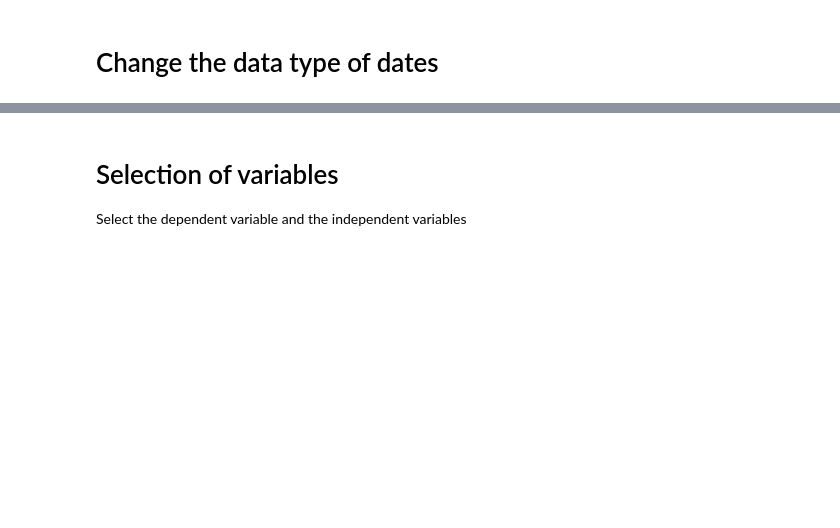
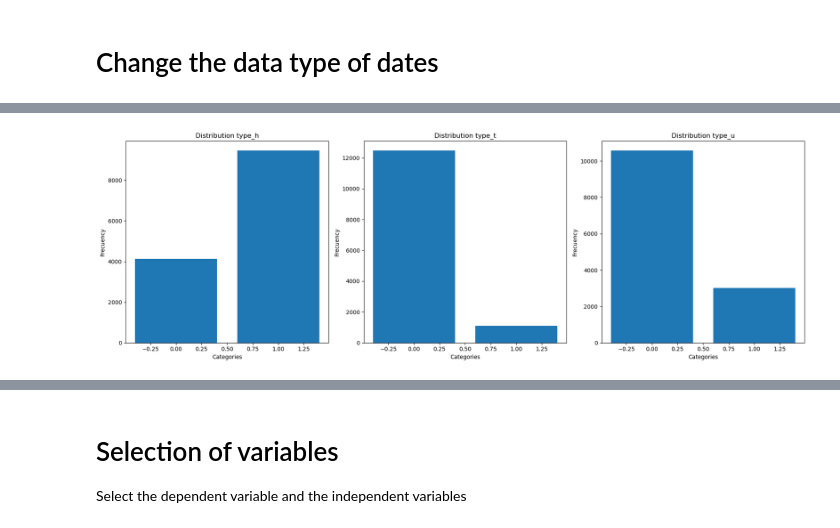
Before and after one commit to jadercaro/Predict-Melbourne-prices-houses, a Jupyter notebook: predictions_Melbourne_prices_houses.ipynb, the cells around one changed output, grey strips where cells are left out. Saved outputs shown, nothing was run; the diff lists cells and outputs as text; code cells hidden in the pictures; blank space fills up the shorter version.

Commit message:
codifing type and method

```diff
--- a/predictions_Melbourne_prices_houses.ipynb
+++ b/predictions_Melbourne_prices_houses.ipynb
@@ -186,0 +209,46 @@ memory usage: 2.0+ MB
+# %%
+dummy_type = pd.get_dummies(database['Type'], prefix='type')
+# %%
+import matplotlib.pyplot as plt
+
+# Contar las instancias de cada categoría en cada columna
+conteo_type_h = dummy_type['type_h'].value_counts()
+conteo_type_t = dummy_type['type_t'].value_counts()
+conteo_type_u = dummy_type['type_u'].value_counts()
+
+# Obtener los nombres de las categorías y sus frecuencias para cada columna
+nombres_type_h = conteo_type_h.index
+frecuencias_type_h = conteo_type_h.values
+
+nombres_type_t = conteo_type_t.index
+frecuencias_type_t = conteo_type_t.values
+
+nombres_type_u = conteo_type_u.index
+frecuencias_type_u = conteo_type_u.values
+
+# Crear la gráfica de barras para cada columna
+fig, axs = plt.subplots(1, 3, figsize=(18, 6)) #1 fila y 3 columnas
+
+# Gráfica para la columna 'type_h'
+axs[0].bar(nombres_type_h, frecuencias_type_h)
+axs[0].set_xlabel('Categories')
+axs[0].set_ylabel('Frecuency')
+axs[0].set_title('Distribution type_h')
+
+# Gráfica para la columna 'type_t'
+axs[1].bar(nombres_type_t, frecuencias_type_t)
+axs[1].set_xlabel('Categories')
+axs[1].set_ylabel('Frecuency')
+axs[1].set_title('Distribution type_t')
+
+# Gráfica para la columna 'type_u'
+axs[2].bar(nombres_type_u, frecuencias_type_u)
+axs[2].set_xlabel('Categories')
+axs[2].set_ylabel('Frecuency')
+axs[2].set_title('Distribution type_u')
+
+# Ajustar el espaciado entre subplots y mostrar la gráfica
+plt.tight_layout()
+plt.show()
+# %% [output]
+[figure, added]
```
Also changed, not shown: parts of 25 cells of this notebook.
